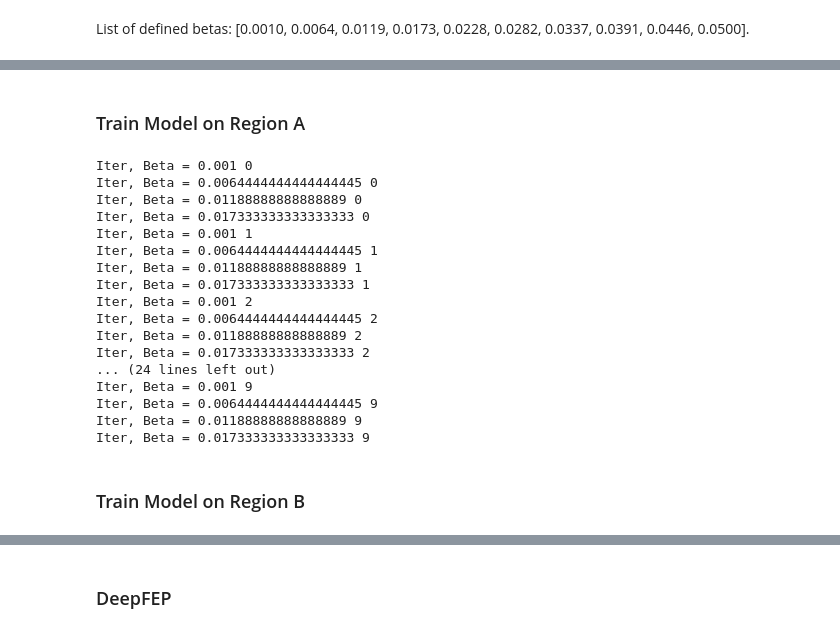
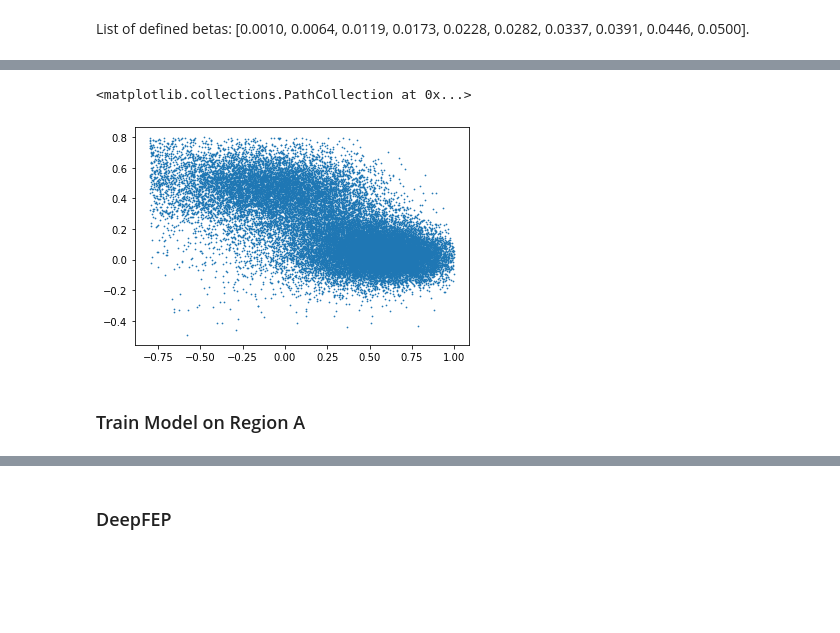
Before and after one commit to BloonCorps/IAP2022, a Jupyter notebook: my_experiments/NCE_absolute_F.ipynb, the cells around one changed output, grey strips where cells are left out. Cells and saved outputs as stored; diff of their text form; code cells hidden in the pictures; blank space fills up the shorter version.

```diff
--- a/my_experiments/NCE_absolute_F.ipynb
+++ b/my_experiments/NCE_absolute_F.ipynb
@@ -135,11 +121,12 @@ List of defined betas: [0.0010, 0.0064, 0.0119, 0.0173, 0.0228, 0.0282, 0.0337,
+# %%
+plt.scatter(samplesB[:, 0], samplesB[:, 1], s=0.5)
+# %% [output]
+<matplotlib.collections.PathCollection at 0x...>
+[figure, added]
 # %% [markdown]
 ### Train Model on Region A
 # %%
-device = torch.device("cpu")
-modelA = NCE().to(device)
-optimizerA = optim.Adam(modelA.parameters(), lr=0.5*1e-3)
-
-def train_helper(model, optimizer, noise_samples, true_samples, btrue, bnoise):
+def train_helper(model, optimizer, noise_samples, true_samples, bnoise):
     model.train()
     train_loss = 0
 
@@ -150,40 +137,29 @@ def train_helper(model, optimizer, noise_samples, true_samples, btrue, bnoise):
     train_loss += loss.item()
     optimizer.step()
 
+def train_main(model, optimizer, betas, data_dictionary, truebeta):
+    true_samples = torch.tensor(data_dictionary[btrue]).to(device)
+    for epoch in range(0, 10-4, 1):
+        for beta_index in range(0+epoch, 9-4, 1):
 
-def train_main(model, optimizer, betas, data_dictionary, btrue, iters=10):
-    true_samples = torch.tensor(data_dictionary[btrue]).to(device)
-    for epoch in range(0, iters, 1):
-        for beta in betas:
-            noise_beta = float(beta)
+            noise_beta = float(betas[beta_index])
+            #print(noise_beta)
+
             batchsize= 150 #150
-            if noise_beta < 0.02:
-                print("Iter, Beta =", noise_beta, epoch)
+            if noise_beta < 0.05:
                 noise_samples = torch.tensor(data_dictionary[noise_beta]).to(device)
 
                 for index in range(0, 200, 1):
                     train_helper(model, optimizer, noise_samples[index*150:(index+1)*150],
-                        true_samples[index*batchsize:(index+1)*batchsize], btrue, noise_beta)
+                        true_samples[index*batchsize:(index+1)*batchsize], noise_beta)
 
 btrue = 0.05
+device = torch.device("cpu")
+
+modelA = NCE().to(device)
+optimizerA = optim.Adam(modelA.parameters(), lr=0.5*1e-3)
 train_main(modelA, optimizerA, betas, data_dictionaryA, 0.05)
+
+modelB = NCE().to(device)
+optimizerB = optim.Adam(modelB.parameters(), lr=0.5*1e-3)
+train_main(modelB, optimizerB, betas, data_dictionaryB, 0.05)
-# %% [output]
-Iter, Beta = 0.001 0
-Iter, Beta = 0.0064444444444444445 0
-Iter, Beta = 0.01188888888888889 0
-Iter, Beta = 0.017333333333333333 0
-Iter, Beta = 0.001 1
-Iter, Beta = 0.0064444444444444445 1
-Iter, Beta = 0.01188888888888889 1
-Iter, Beta = 0.017333333333333333 1
-Iter, Beta = 0.001 2
-Iter, Beta = 0.0064444444444444445 2
-Iter, Beta = 0.01188888888888889 2
-Iter, Beta = 0.017333333333333333 2
-... (24 lines left out)
-Iter, Beta = 0.001 9
-Iter, Beta = 0.0064444444444444445 9
-Iter, Beta = 0.01188888888888889 9
-Iter, Beta = 0.017333333333333333 9
-# %% [markdown]
-### Train Model on Region B
```
Also changed, not shown: parts of 17 cells of this notebook, 3 other files.
